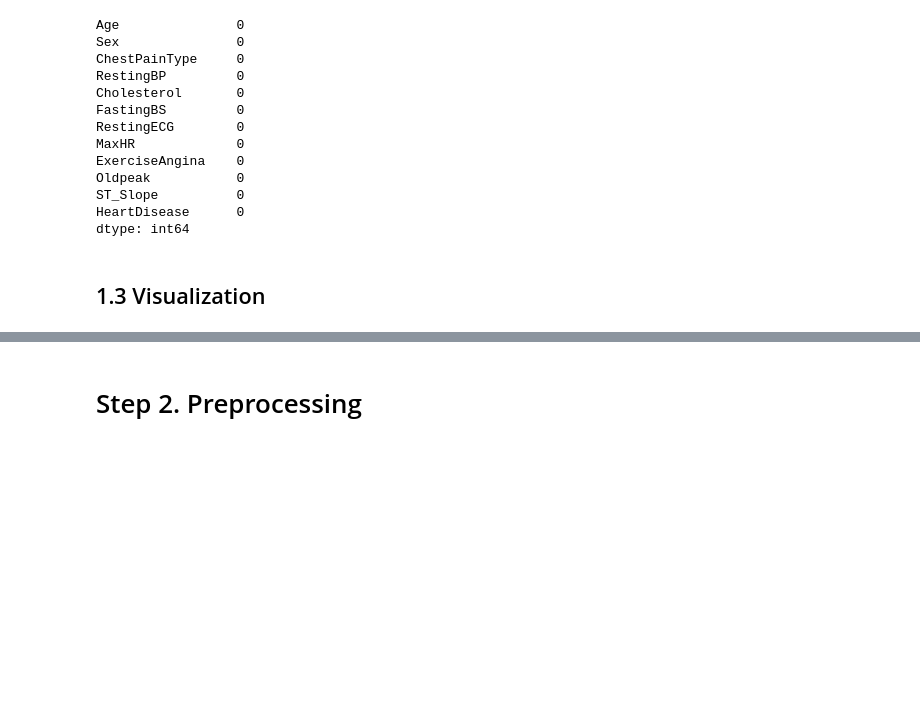
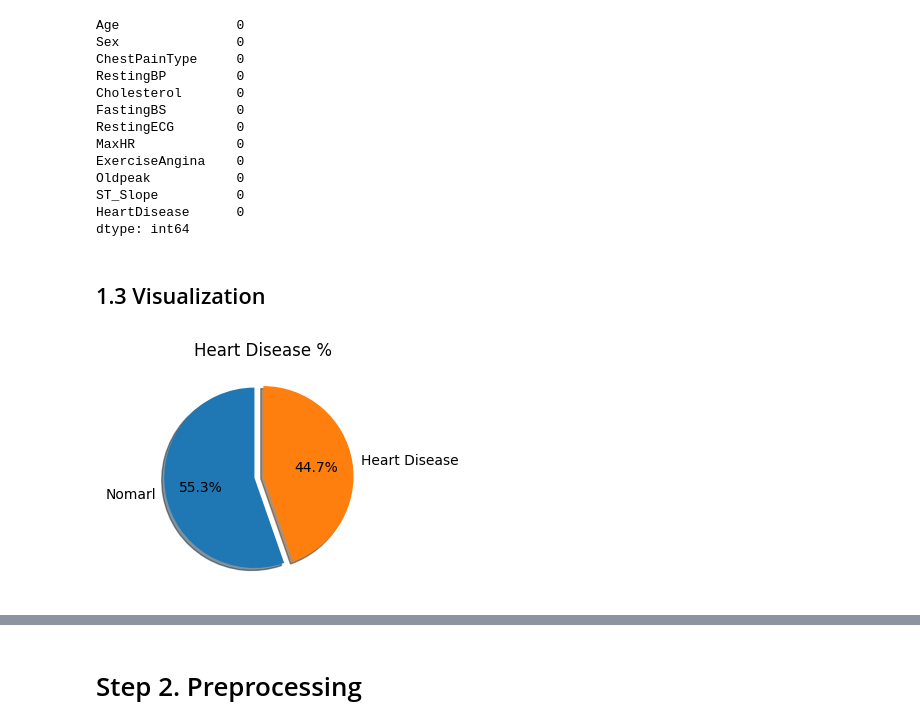
Before and after one commit to phamvutuyetanh/AI_Project, a Jupyter notebook: AI_Project.ipynb, the cells around one changed output, grey strips where cells are left out. Cells and saved outputs as stored; diff of their text form; code cells hidden in the pictures; blank space fills up the shorter version.

```diff
--- a/AI_Project.ipynb
+++ b/AI_Project.ipynb
@@ -130,3 +125,20 @@ fig.show()
+# %%
+# Overall about output of database
+partition = list(df['HeartDisease'].value_counts())
+# returns a list (easier to work) containing frequency table of target output.
+plt.subplot(1,1,1)
+# sets up a subplot grid with 1 row, 2 columns, and selects the first subplot.
+plt.pie( # Creating the pie chart
+        partition, # Adding the value of pie chart
+        labels = ['Nomarl','Heart Disease'], # Adding the label
+        autopct='%1.1f%%', # Specifies the format for displaying the percentage values on the pie chart.
+        startangle = 90, #  It starts at 90 degrees (which is at the top).
+        explode = (0.1,0), # This parameter determines the fraction of the radius with which to offset each slice. Here, the first slice ('Normal') is exploded (offset) by 0.1 times the radius.
+        shadow= True, # Adding shadow effect
+       )
+plt.title('Heart Disease %'); # set title
+# %% [output]
+[figure, added]
 # %%
 numerical_values=df[['Age', 'RestingECG', 'Cholesterol', 'MaxHR', 'Oldpeak']]
 categorical_values=df[['Sex', 'ChestPainType','FastingBS', 'RestingECG', 'ExerciseAngina','ST_Slope', 'HeartDisease']]
```
Also changed, not shown: parts of 24 cells of this notebook, 1 other file.
